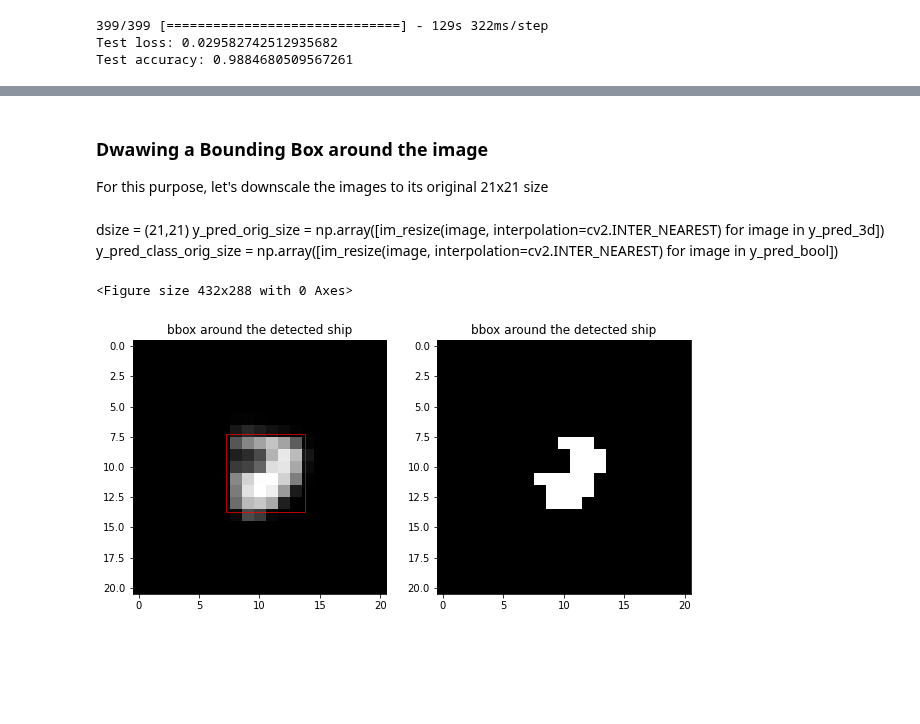
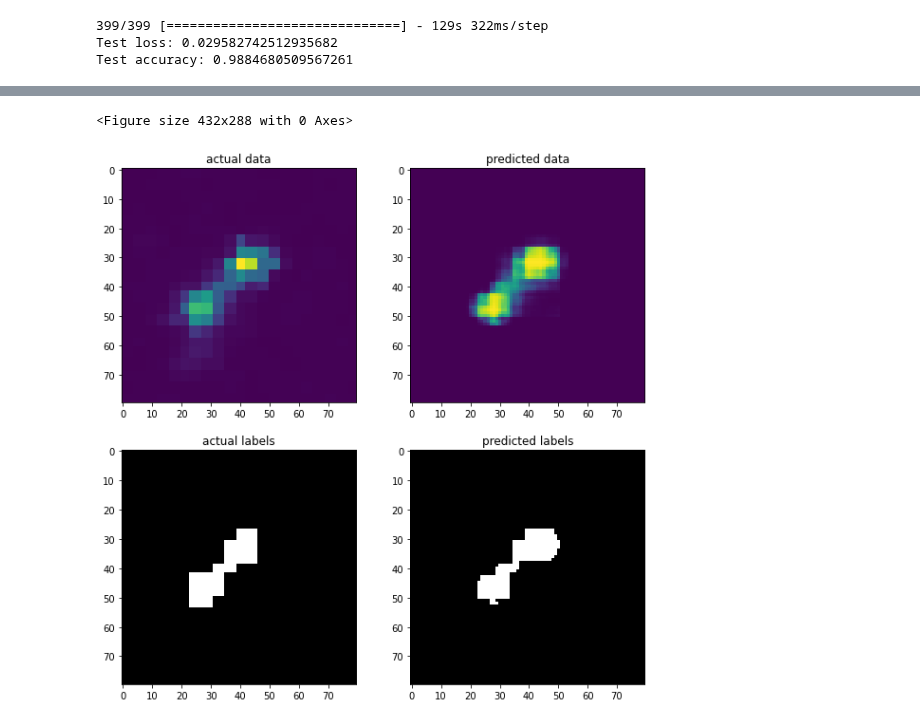
Before and after one commit to armkhudinyan/sar-ship-detect, a Jupyter notebook: scripts/Dechesne_under_development.ipynb, the cells around one changed output, grey strips where cells are left out. Cells and saved outputs as stored; diff of their text form; code cells hidden in the pictures; blank space fills up the shorter version.

```diff
--- a/scripts/Dechesne_under_development.ipynb
+++ b/scripts/Dechesne_under_development.ipynb
@@ -254,7 +272,8 @@ def get_callbacks(filepath, patience=2):
     return [es, msave]
 
 # save the best weights
-weights_path = ".model_weights_Deschesne_pixel_wise.hdf5"
+#weights_path = ".model_weights_Deschesne_pixel_wise.hdf5"
+weights_path = join(PATH, 'model_weights', '.model_weights_Deschesne_pixel_wise.hdf5')
 callbacks = get_callbacks(filepath=weights_path, patience=4) # increased the "patience"
 # %%
 #Without denoising, core features.
@@ -306,6 +322,6 @@ Test loss: 0.029582742512935682
 Test accuracy: 0.9884680509567261
 # %%
 # get predicted target values
-# y_pred = gmodel.predict(X_test, batch_size=64, verbose=1)
-y_pred_class = gmodel.predict_classes(X_test, batch_size=64, verbose=1).squeeze()
+y_pred = gmodel.predict(X_test, batch_size=64, verbose=1)
+y_pred_class = gmodel.predict_classes(X_test, batch_size=64, verbose=1)
 # %% [output]
@@ -313,8 +335,7 @@ y_pred_class = gmodel.predict_classes(X_test, batch_size=64, verbose=1).squeeze(
 # %%
-# reduce the dimensionality (remove the 4th axis)
-X_test_3d = X_test[:,:,:,0]
-y_test_3d = y_test[:,:,:,0]
-y_pred_3d = y_pred[:,:,:,0]
+# reduce the dimensionality
+X_test_value = X_test[:,:,:,0]
+y_test_label = y_test.squeeze()
+y_pred_value = y_pred.squeeze()
 # get the binary prediction
-#y_pred_class_3d = y_pred_class[:,:,:,0]
-# y_pred_class = np.vectorize(round)(y_pred_3d)
+y_pred_label = y_pred_class.squeeze()
@@ -342,55 +427,6 @@ Text(0.5, 1.0, 'predicted labels')
-# %% [markdown]
-### Dwawing a Bounding Box around the image
-
-For this purpose, let's downscale the images to its original 21x21 size
-# %% [markdown]
-dsize = (21,21)
-y_pred_orig_size =  np.array([im_resize(image, interpolation=cv2.INTER_NEAREST) for image in y_pred_3d])
-y_pred_class_orig_size =  np.array([im_resize(image, interpolation=cv2.INTER_NEAREST) for image in y_pred_bool])
-# %%
-def bbox_draw(image_id, dsize = dsize):
-    '''Draw rectangle box around the detected ship'''
-
-    # resize the given images to original sizes
-    y_pred_resized = im_resize(y_pred_3d[image_id], interpolation=cv2.INTER_NEAREST)
-    y_pred_class_resized =  im_resize(y_pred_class[image_id], interpolation=cv2.INTER_NEAREST)
-
-    # get figure bounding parameters
-    indx = np.argwhere(y_pred_class_resized==1)
-    up_b    = indx[:,0].min()
-    down_b  = indx[:,0].max()
-    left_b  = indx[:,1].min()
-    right_b = indx[:,1].max()
-
-    # set up the bbox corners coordinate with 1 pixel out
-    upper_left = (left_b-0.75,up_b-0.75)
-    width = right_b-left_b+1.5
-    height = down_b-up_b+1.5
-
-    # Configure figure ploting
-    plt.figure()
-
-    #subplot(r,c) provide the no. of rows and columns
-    f, ax = plt.subplots(1,2, figsize = (10,10))
-    ax[0].imshow(y_pred_resized,cmap="gray")
-    ax[0].set_title('bbox around the detected ship')
-    ax[1].imshow(y_pred_class_resized,cmap="gray")
-    ax[1].set_title('bbox around the detected ship')
-
-    # Create a Rectangle patch
-    #Rectangle((left,upper),width,height)
-    rect = patches.Rectangle(
-        upper_left,
-        width,height,
-        linewidth=0.7,edgecolor='r',facecolor='none')
-    # Add the patch to the Axes
-    ax[0].add_patch(rect)
-#     ax[1].add_patch(rect)
-
-    plt.show()
-
-dsize = (21,21)
-bbox_draw(45,dsize= dsize )
-# %% [output]
-<Figure size 432x288 with 0 Axes>
-[figure, removed]
+# %%
+# visualize prediction examples
+multiple_im_plot(67)
+# %% [output]
+<Figure size 432x288 with 0 Axes>
+[figure, added]
```
Also changed, not shown: parts of 20 cells of this notebook, 1 other file.
